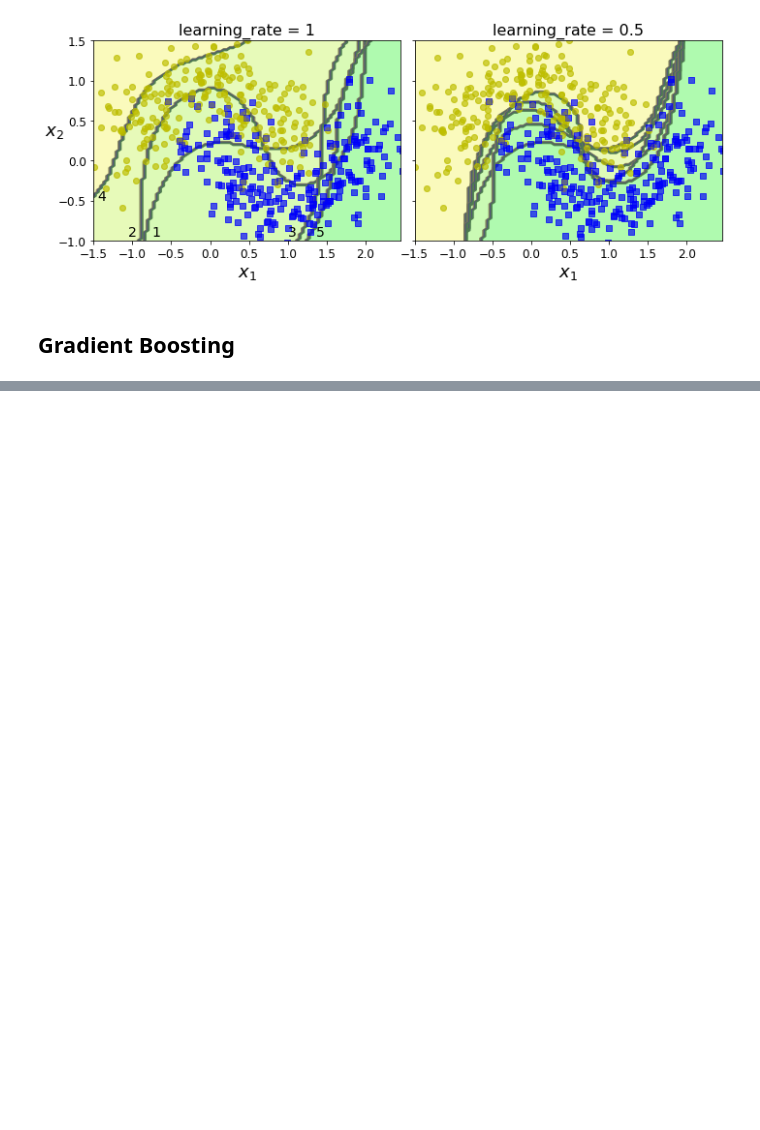
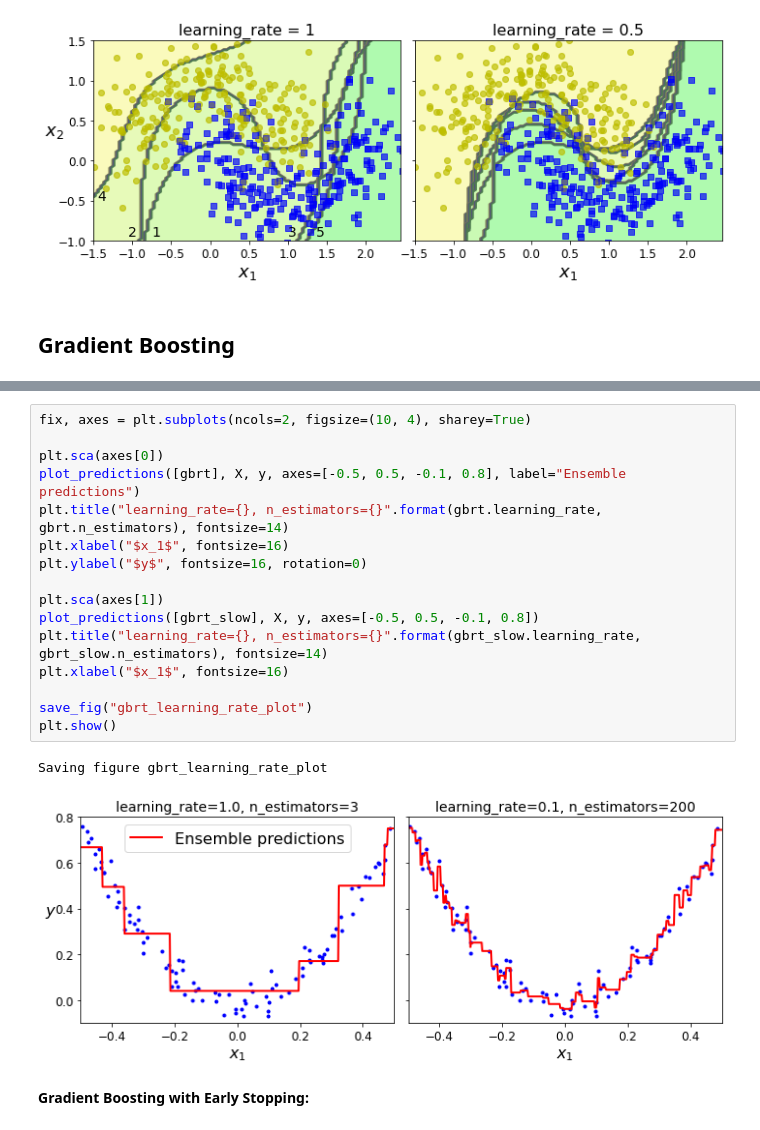
Before and after one commit to Aman-137/Ensemble-Learning-and-Random-Forests, a Jupyter notebook: ensemble_learning_&_Random_forests.ipynb, the cells around one changed output, grey strips where cells are left out. Cells and saved outputs as stored; diff of their text form; blank space fills up the shorter version.

```diff
--- a/ensemble_learning_&_Random_forests.ipynb
+++ b/ensemble_learning_&_Random_forests.ipynb
@@ -353,0 +443,21 @@ Saving figure boosting_plot
+# %%
+fix, axes = plt.subplots(ncols=2, figsize=(10, 4), sharey=True)
+
+plt.sca(axes[0])
+plot_predictions([gbrt], X, y, axes=[-0.5, 0.5, -0.1, 0.8], label="Ensemble predictions")
+plt.title("learning_rate={}, n_estimators={}".format(gbrt.learning_rate, gbrt.n_estimators), fontsize=14)
+plt.xlabel("$x_1$", fontsize=16)
+plt.ylabel("$y$", fontsize=16, rotation=0)
+
+plt.sca(axes[1])
+plot_predictions([gbrt_slow], X, y, axes=[-0.5, 0.5, -0.1, 0.8])
+plt.title("learning_rate={}, n_estimators={}".format(gbrt_slow.learning_rate, gbrt_slow.n_estimators), fontsize=14)
+plt.xlabel("$x_1$", fontsize=16)
+
+save_fig("gbrt_learning_rate_plot")
+plt.show()
+# %% [output]
+Saving figure gbrt_learning_rate_plot
+[figure, added]
+# %% [markdown]
+**Gradient Boosting with Early Stopping:**
```
Also changed, not shown: parts of 25 cells of this notebook.
